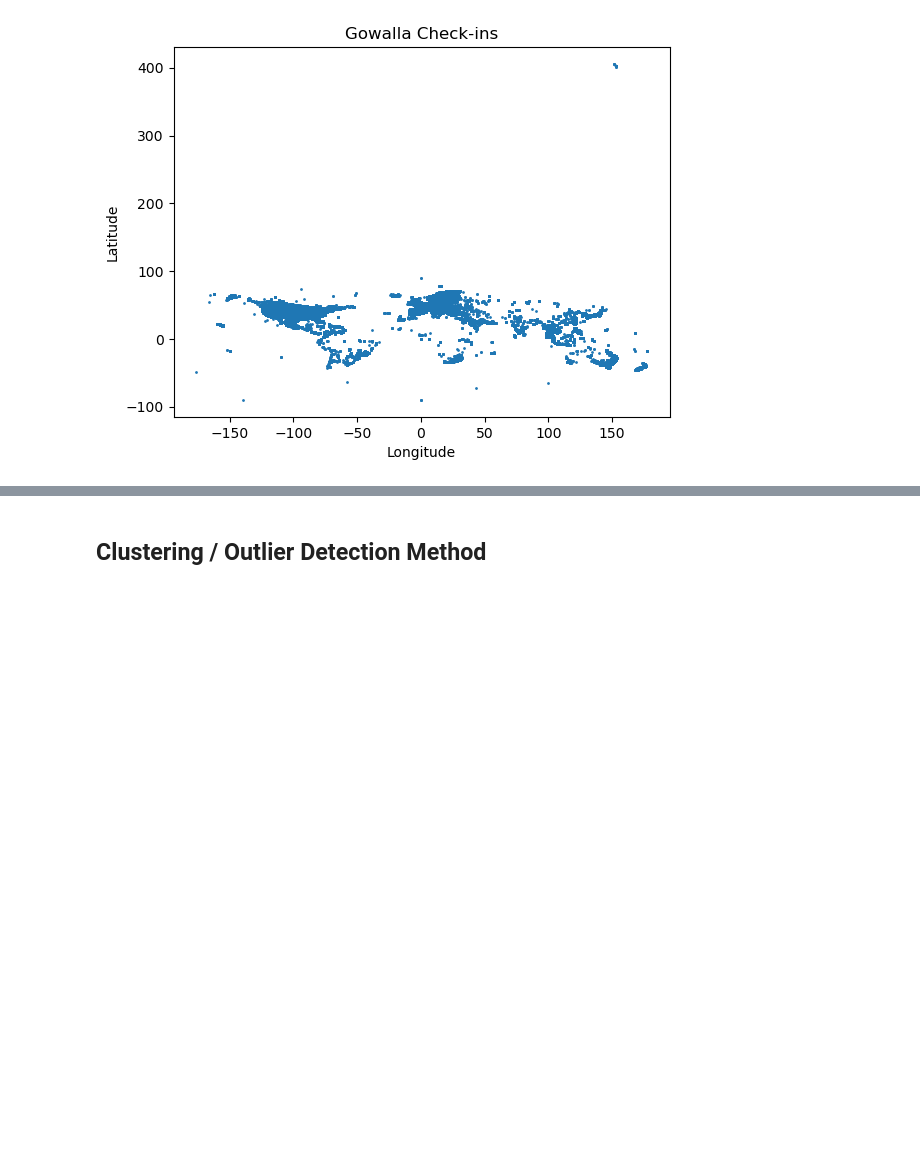
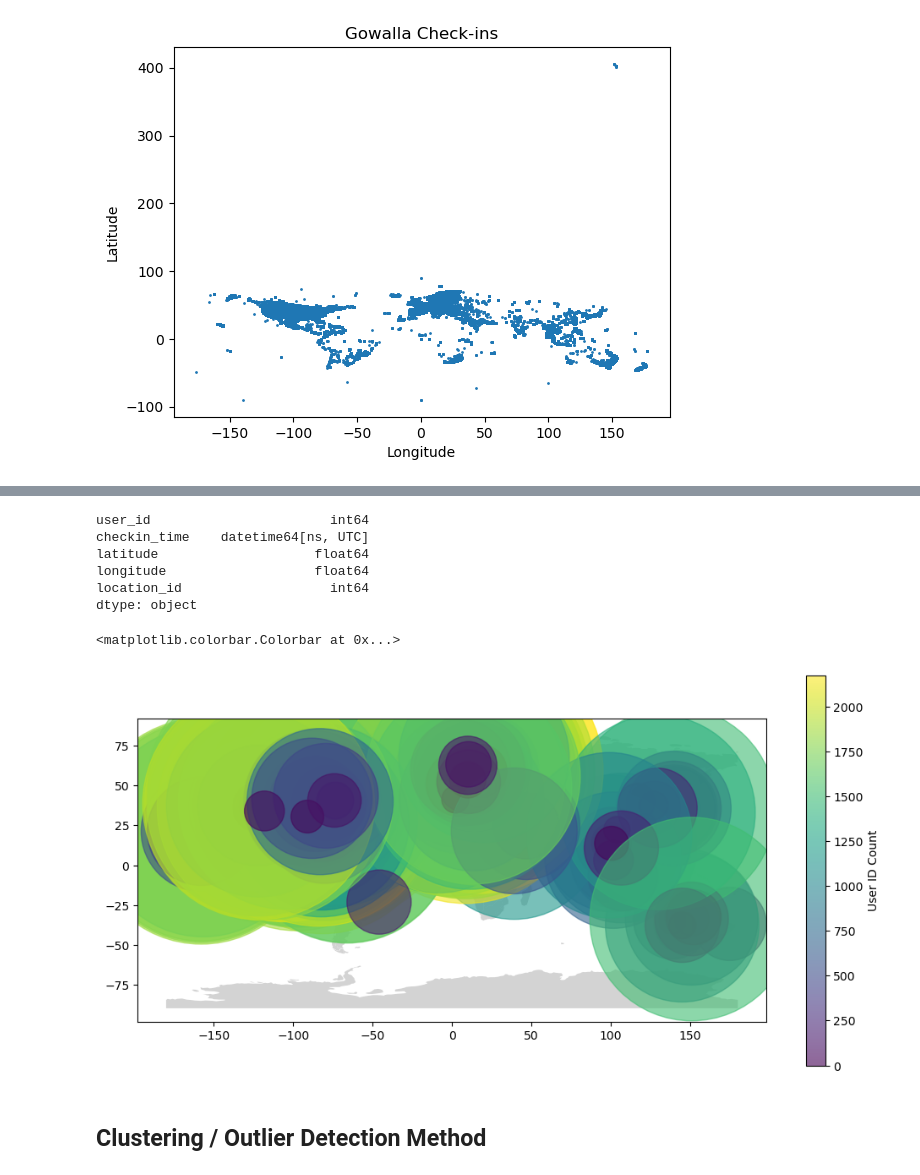
Before and after one commit to RusnacAM/Data-Mining, a Jupyter notebook: Checkpoint 1.ipynb, the cells around one changed output, grey strips where cells are left out. Cells and saved outputs as stored; diff of their text form; code cells hidden in the pictures; blank space fills up the shorter version.

```diff
--- a/Checkpoint 1.ipynb
+++ b/Checkpoint 1.ipynb
@@ -52,0 +64,11 @@ Text(0, 0.5, 'Latitude')
+# %%
+# Converting to a datetime datatype
+df['checkin_time'] = pd.to_datetime(df['checkin_time'], errors='coerce')
+print(df.dtypes)
+# %% [output]
+user_id                       int64
+checkin_time    datetime64[ns, UTC]
+latitude                    float64
+longitude                   float64
+location_id                   int64
+dtype: object
@@ -53,3 +80,25 @@ Text(0, 0.5, 'Latitude')
+# %%
+#DO NOT RUN THIS CELL, IT IS NOT THE EXPECTED OUTPUT
+import random
+
+#Get world map data
+world = gpd.read_file("C:\\Users\\Adrian\\Documents\\Aarhus University\\Data Mining\\ne_110m_admin_0_countries\\ne_110m_admin_0_countries.shp")
+
+# Creating axes and plotting world map
+fig, ax = plt.subplots(figsize=(12, 6))
+world.plot(color="lightgrey", ax=ax)
+
+random.seed(42)  # For reproducibility
+randomlist = random.sample(range(0, len(df)), 1000)
+
+x = df['longitude'].iloc[randomlist]
+y = df['latitude'].iloc[randomlist]
+z = df['user_id'].value_counts().loc[df['user_id'].iloc[randomlist]].values
+plt.scatter(x, y, s=20*z, c=z, alpha=0.6, vmin=0)
+plt.colorbar(label='User ID Count')
+# %% [output]
+<matplotlib.colorbar.Colorbar at 0x...>
+[figure, added]
 # %% [markdown]
 ## Clustering / Outlier Detection Method
 # %% [markdown]
```
Also changed, not shown: parts of 5 cells of this notebook, 1 other file.
